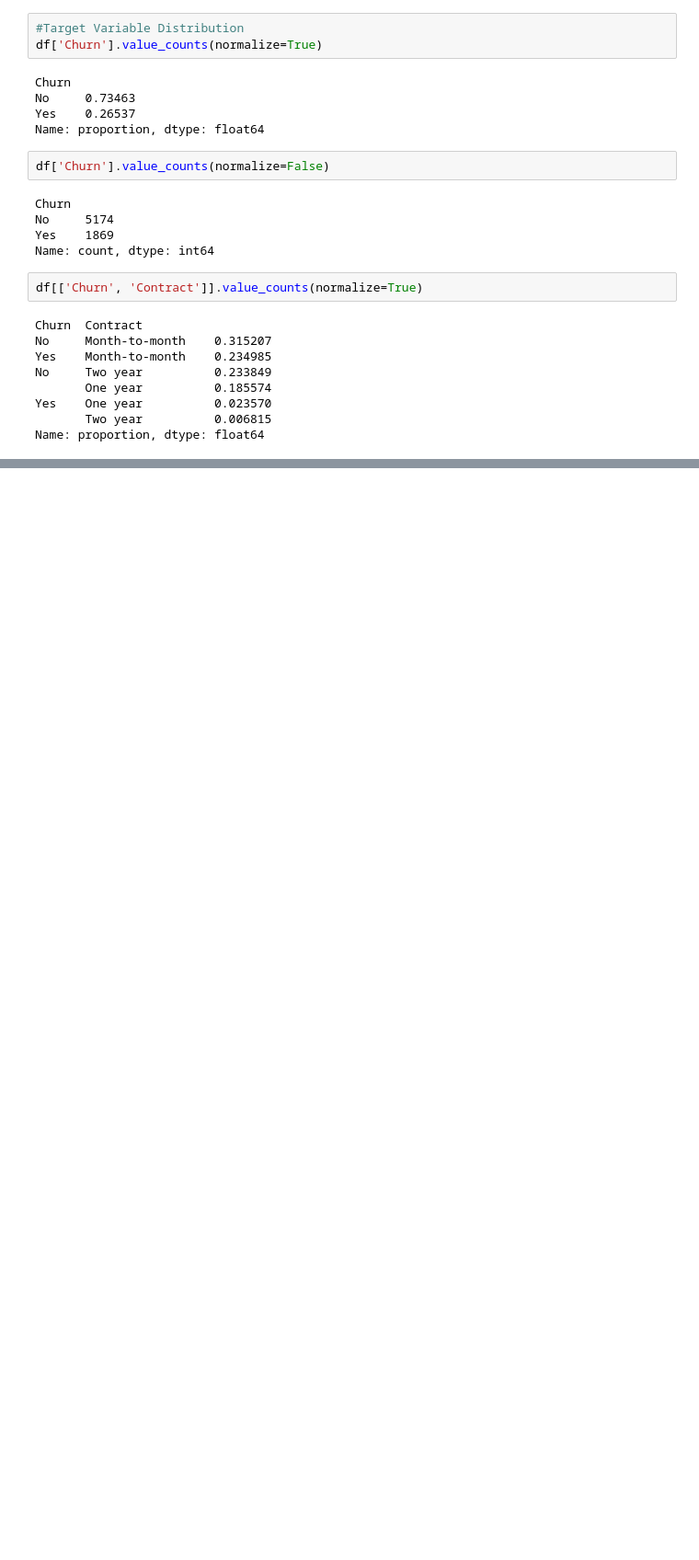
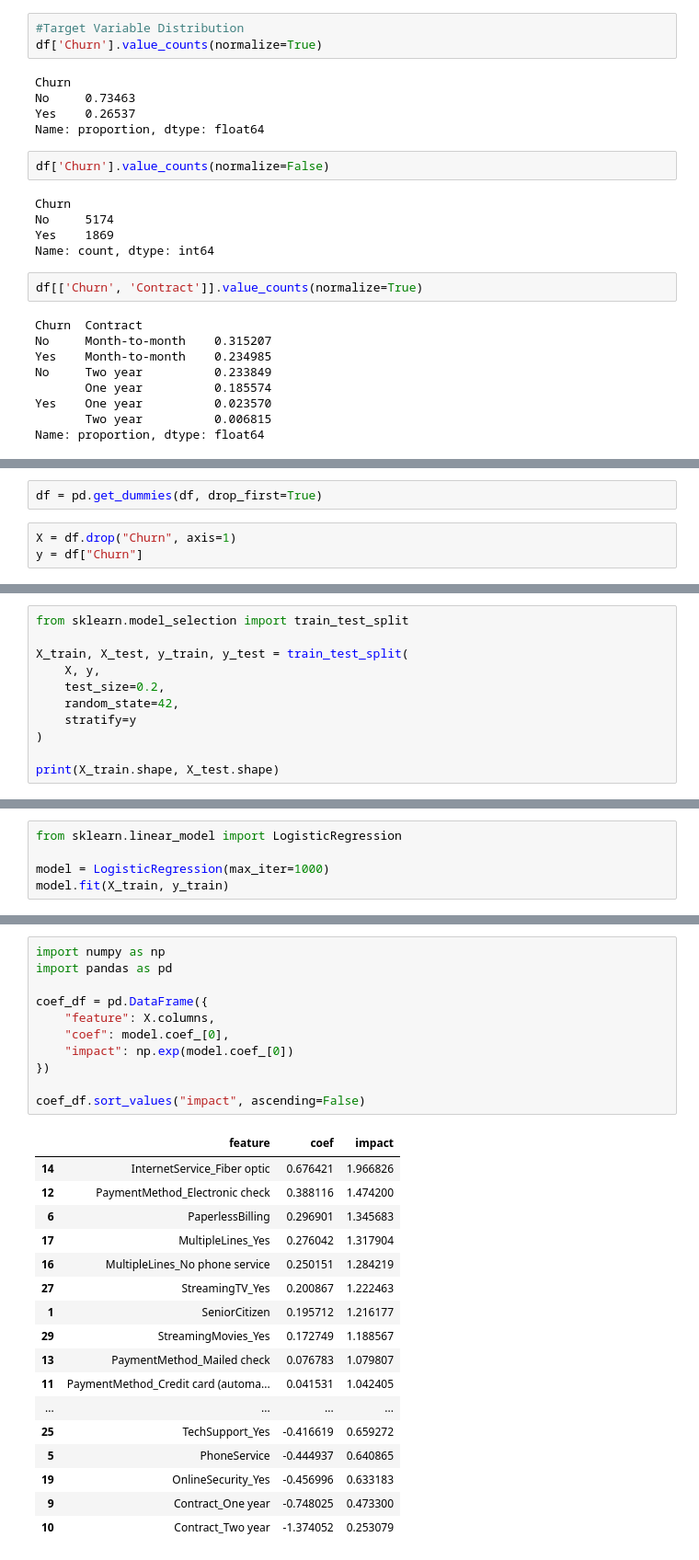
Before and after one commit to marihay1999-cmd/data_analytics_with_python, a Jupyter notebook: notebooks/18_Logistic_regression.ipynb, the cells around one changed output, grey strips where cells are left out. Shown at 92% size. Saved outputs shown, nothing was run; the diff lists cells and outputs as text; blank space fills up the shorter version.

```diff
--- a/notebooks/18_Logistic_regression.ipynb
+++ b/notebooks/18_Logistic_regression.ipynb
@@ -503,0 +579,5 @@ TypeError: dtype 'str' does not support operation 'mean'
+# %%
+df = pd.get_dummies(df, drop_first=True)
+# %%
+X = df.drop("Churn", axis=1)
+y = df["Churn"]
@@ -503,0 +594,11 @@ TypeError: dtype 'str' does not support operation 'mean'
+# %%
+from sklearn.model_selection import train_test_split
+
+X_train, X_test, y_train, y_test = train_test_split(
+    X, y,
+    test_size=0.2,
+    random_state=42,
+    stratify=y
+)
+
+print(X_train.shape, X_test.shape)
@@ -503,0 +607,5 @@ TypeError: dtype 'str' does not support operation 'mean'
+# %%
+from sklearn.linear_model import LogisticRegression
+
+model = LogisticRegression(max_iter=1000)
+model.fit(X_train, y_train)
@@ -503,0 +656,29 @@ TypeError: dtype 'str' does not support operation 'mean'
+# %%
+import numpy as np
+import pandas as pd
+
+coef_df = pd.DataFrame({
+    "feature": X.columns,
+    "coef": model.coef_[0],
+    "impact": np.exp(model.coef_[0])
+})
+
+coef_df.sort_values("impact", ascending=False)
+# %% [output]
+|  | feature | coef | impact |
+| 14 | InternetService_Fiber optic | 0.676421 | 1.966826 |
+| 12 | PaymentMethod_Electronic check | 0.388116 | 1.474200 |
+| 6 | PaperlessBilling | 0.296901 | 1.345683 |
+| 17 | MultipleLines_Yes | 0.276042 | 1.317904 |
+| 16 | MultipleLines_No phone service | 0.250151 | 1.284219 |
+| 27 | StreamingTV_Yes | 0.200867 | 1.222463 |
+| 1 | SeniorCitizen | 0.195712 | 1.216177 |
+| 29 | StreamingMovies_Yes | 0.172749 | 1.188567 |
+| 13 | PaymentMethod_Mailed check | 0.076783 | 1.079807 |
+| 11 | PaymentMethod_Credit card (automa... | 0.041531 | 1.042405 |
+| ... | ... | ... | ... |
+| 25 | TechSupport_Yes | -0.416619 | 0.659272 |
+| 5 | PhoneService | -0.444937 | 0.640865 |
+| 19 | OnlineSecurity_Yes | -0.456996 | 0.633183 |
+| 9 | Contract_One year | -0.748025 | 0.473300 |
+| 10 | Contract_Two year | -1.374052 | 0.253079 |
```
Also changed, not shown: parts of 22 cells of this notebook, 2 other files.
